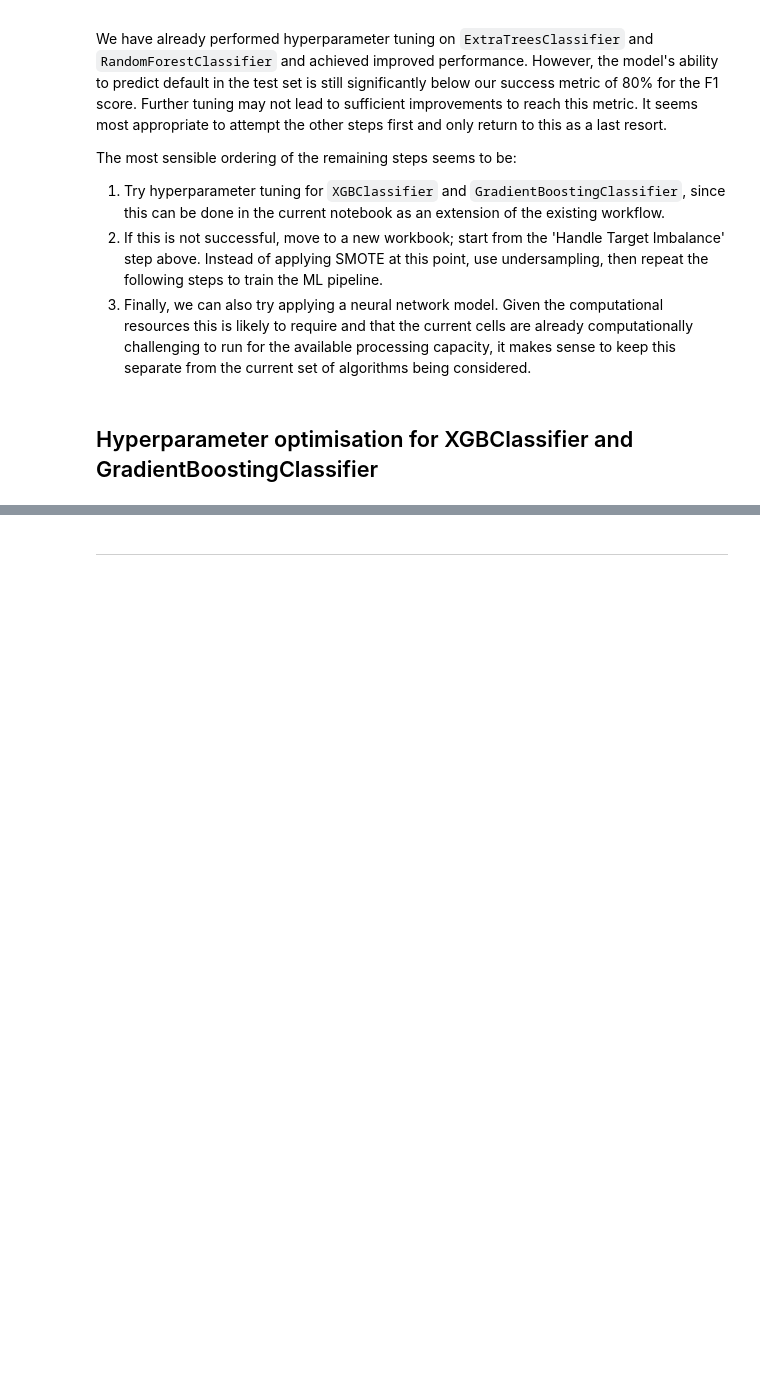
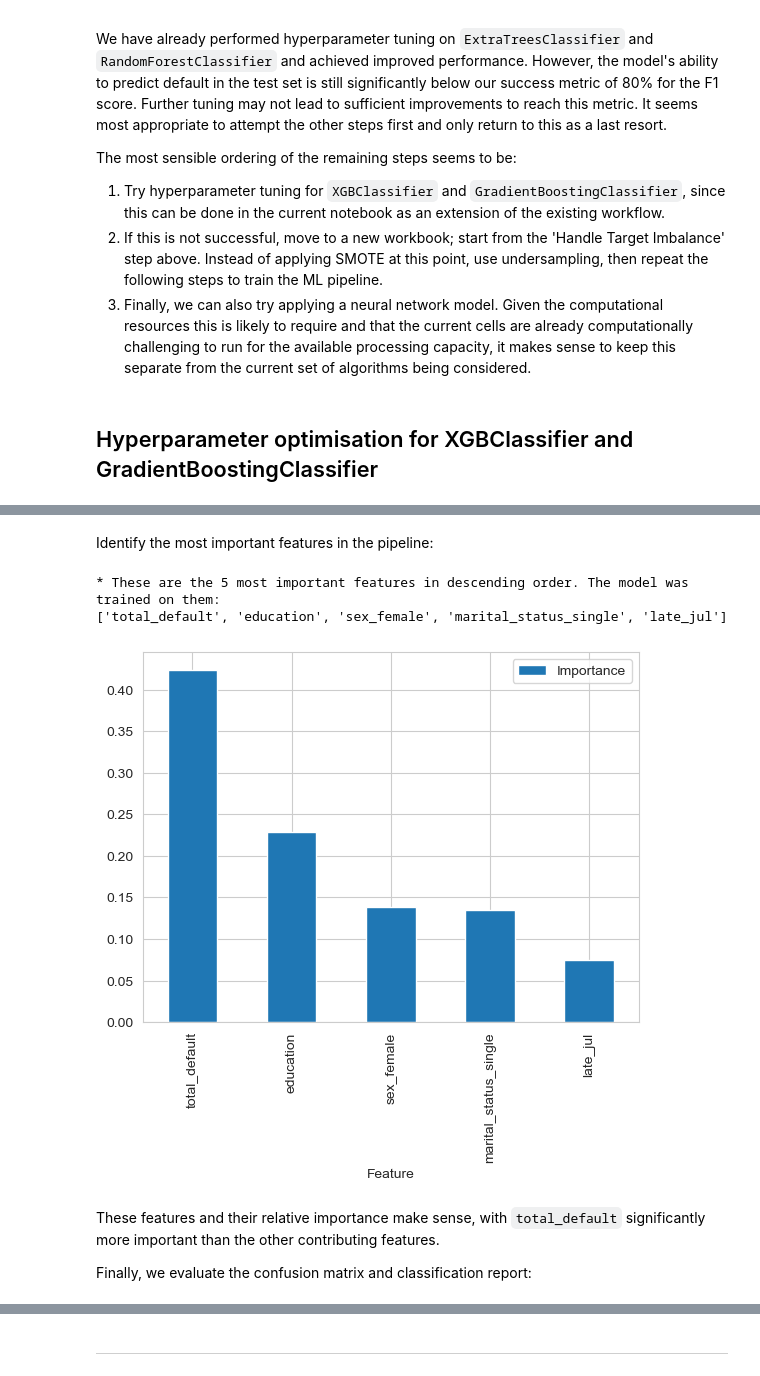
Before and after one commit to frankiesanjana/credit-card-default, a Jupyter notebook: jupyter_notebooks/05_modelling_and_evaluation.ipynb, the cells around one changed output, grey strips where cells are left out. Saved outputs shown, nothing was run; the diff lists cells and outputs as text; code cells hidden in the pictures; blank space fills up the shorter version.

Commit message:
Feat: Save outputs & add summary, notebook 05

```diff
--- a/jupyter_notebooks/05_modelling_and_evaluation.ipynb
+++ b/jupyter_notebooks/05_modelling_and_evaluation.ipynb
@@ -824,9 +830,9 @@ params_search_3 = {
       'model__max_depth': [None, 3, 15],
       'model__learning_rate': [0.001, 0.01, 0.1],
       'model__gamma': [0, 0.1, 0.3],
-      'subsample': [0.5, 0.7, 0.9],
-      'colsample_bytree': [0.5, 0.75, 1.0],
-      'min_child_weight': [1, 5, 10]
+     'model__subsample': [0.5, 0.7, 0.9],
+     'model__colsample_bytree': [0.5, 0.75, 1.0],
+     'model__min_child_weight': [1, 5, 10]
     },
     "GradientBoostingClassifier":{
       'model__n_estimators': [100, 50, 140],
@@ -844,0 +863,3 @@ detail_search_3.fit(X_train, y_train,
+# %%
+grid_search_summary_3, grid_search_pipelines_3 = detail_search_3.score_summary(sort_by='mean_score')
+grid_search_summary_3
@@ -844,0 +882,3 @@ detail_search_3.fit(X_train, y_train,
+# %%
+best_model_3 = grid_search_summary_3.iloc[0,0]
+best_model_3
@@ -844,0 +902,3 @@ detail_search_3.fit(X_train, y_train,
+# %%
+pipeline_clf_3 = grid_search_pipelines_3[best_model_3].best_estimator_
+pipeline_clf_3
@@ -844,0 +923,27 @@ detail_search_3.fit(X_train, y_train,
+# %% [markdown]
+Identify the most important features in the pipeline:
+# %%
+# create DataFrame to display feature importance
+df_feature_importance_3 = (pd.DataFrame(data={
+    'Feature': X_train.columns[pipeline_clf_3['feat_selection'].get_support()],
+    'Importance': pipeline_clf_3['model'].feature_importances_})
+    .sort_values(by='Importance', ascending=False)
+)
+
+# re-assign best_features order
+best_features_3 = df_feature_importance_3['Feature'].to_list()
+
+# Most important features statement and plot
+print(f"* These are the {len(best_features_3)} most important features in descending order. "
+      f"The model was trained on them: \n{df_feature_importance_3['Feature'].to_list()}")
+
+df_feature_importance_3.plot(kind='bar', x='Feature', y='Importance')
+plt.show()
+# %% [output]
+* These are the 5 most important features in descending order. The model was trained on them:
+['total_default', 'education', 'sex_female', 'marital_status_single', 'late_jul']
+[figure, added]
+# %% [markdown]
+These features and their relative importance make sense, with `total_default` significantly more important than the other contributing features.
+
+Finally, we evaluate the confusion matrix and classification report:
```
Also changed, not shown: parts of 54 cells of this notebook, 14 other files.
